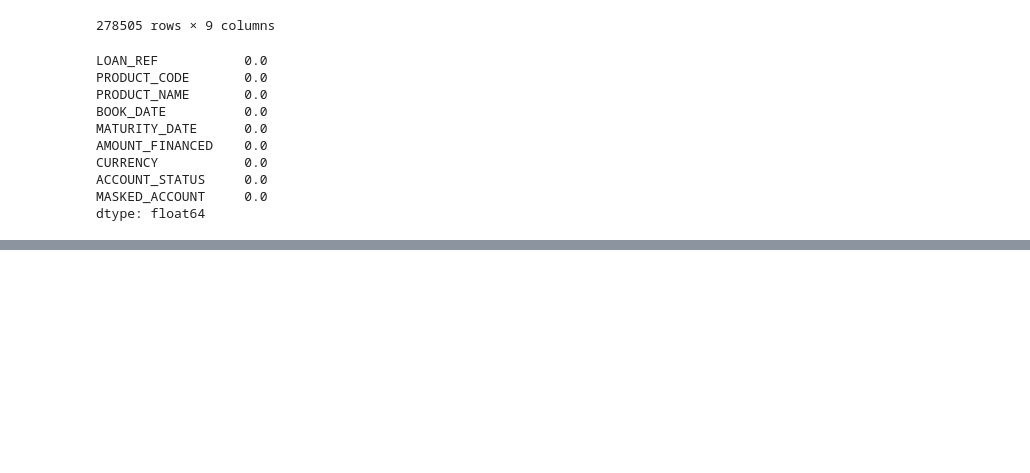
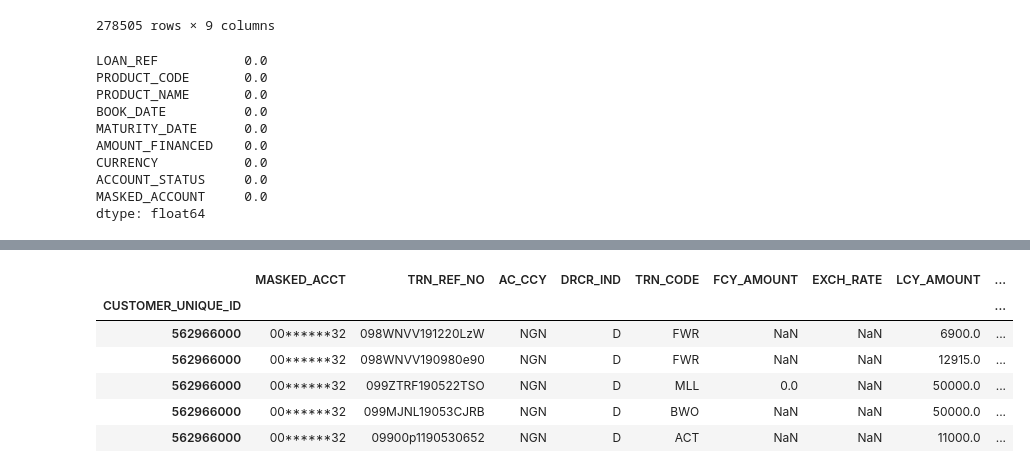
Before and after one commit to Ayanlola2002/Stutern, a Jupyter notebook: Stutern_Group_Task.ipynb, the cells around one changed output, grey strips where cells are left out. Saved outputs shown, nothing was run; the diff lists cells and outputs as text; code cells hidden in the pictures; blank space fills up the shorter version.

```diff
--- a/Stutern_Group_Task.ipynb
+++ b/Stutern_Group_Task.ipynb
@@ -665,0 +671,10 @@ TypeError: ignored
+# %%
+all_transactions_digital.head()
+# %% [output]
+|  | MASKED_ACCT | TRN_REF_NO | AC_CCY | DRCR_IND | TRN_CODE | FCY_AMOUNT | EXCH_RATE | LCY_AMOUNT | ... |
+| CUSTOMER_UNIQUE_ID |  |  |  |  |  |  |  |  | ... |
+| 562966000 | 00******32 | 098WNVV191220LzW | NGN | D | FWR | NaN | NaN | 6900.0 | ... |
+| 562966000 | 00******32 | 098WNVV190980e90 | NGN | D | FWR | NaN | NaN | 12915.0 | ... |
+| 562966000 | 00******32 | 099ZTRF190522TSO | NGN | D | MLL | 0.0 | NaN | 50000.0 | ... |
+| 562966000 | 00******32 | 099MJNL19053CJRB | NGN | D | BWO | NaN | NaN | 50000.0 | ... |
+| 562966000 | 00******32 | 09900p1190530652 | NGN | D | ACT | NaN | NaN | 11000.0 | ... |
```
Also changed, not shown: parts of 9 cells of this notebook.
